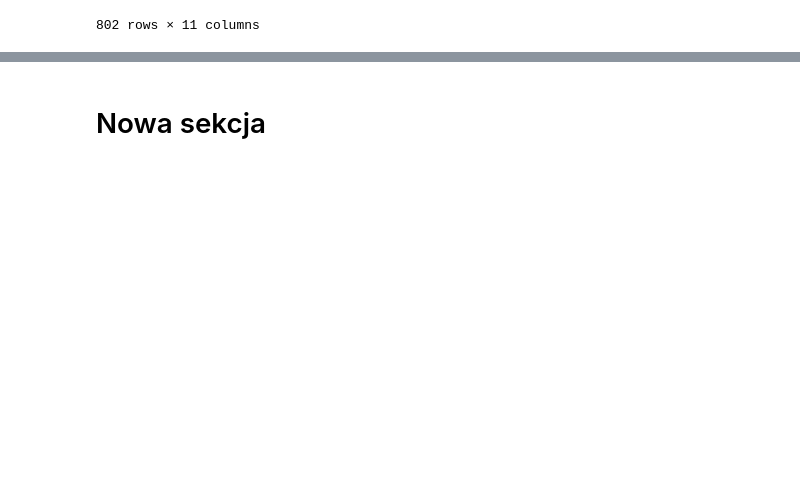
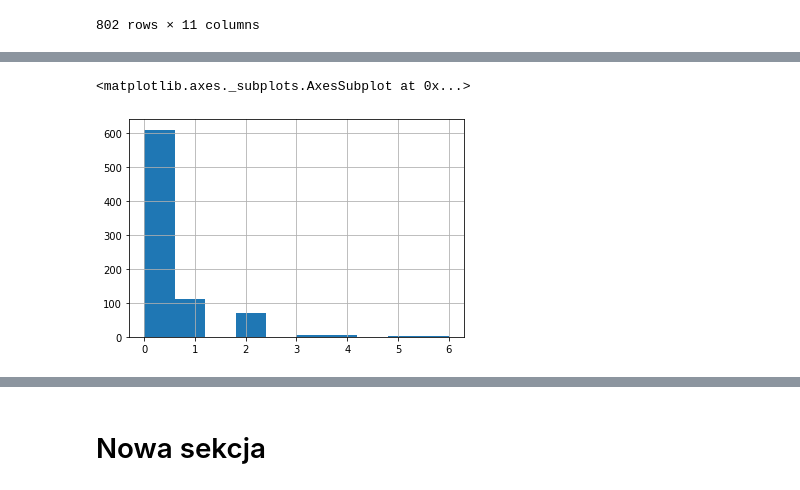
Before and after one commit to damianlukawski/Data-analysis-101, a Jupyter notebook: Analysing_titanic_dataset.ipynb, the cells around one changed output, grey strips where cells are left out. Saved outputs shown, nothing was run; the diff lists cells and outputs as text; code cells hidden in the pictures; blank space fills up the shorter version.

```diff
--- a/Analysing_titanic_dataset.ipynb
+++ b/Analysing_titanic_dataset.ipynb
@@ -44,0 +83,5 @@ dftrain.drop(['Cabin'], axis=1)
+# %%
+dftrain.Parch.hist()
+# %% [output]
+<matplotlib.axes._subplots.AxesSubplot at 0x...>
+[figure, added]
```
Also changed, not shown: parts of 8 cells of this notebook.
